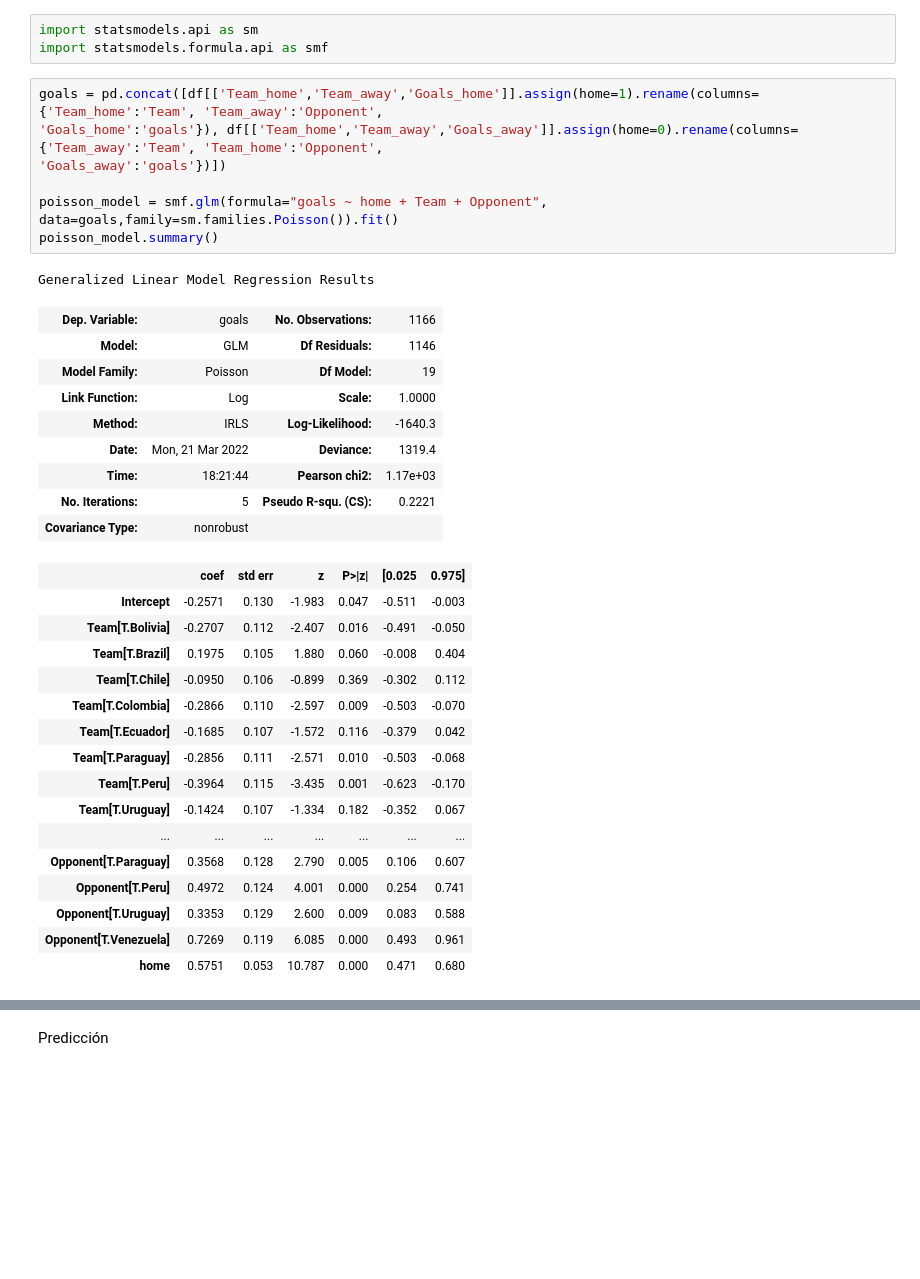
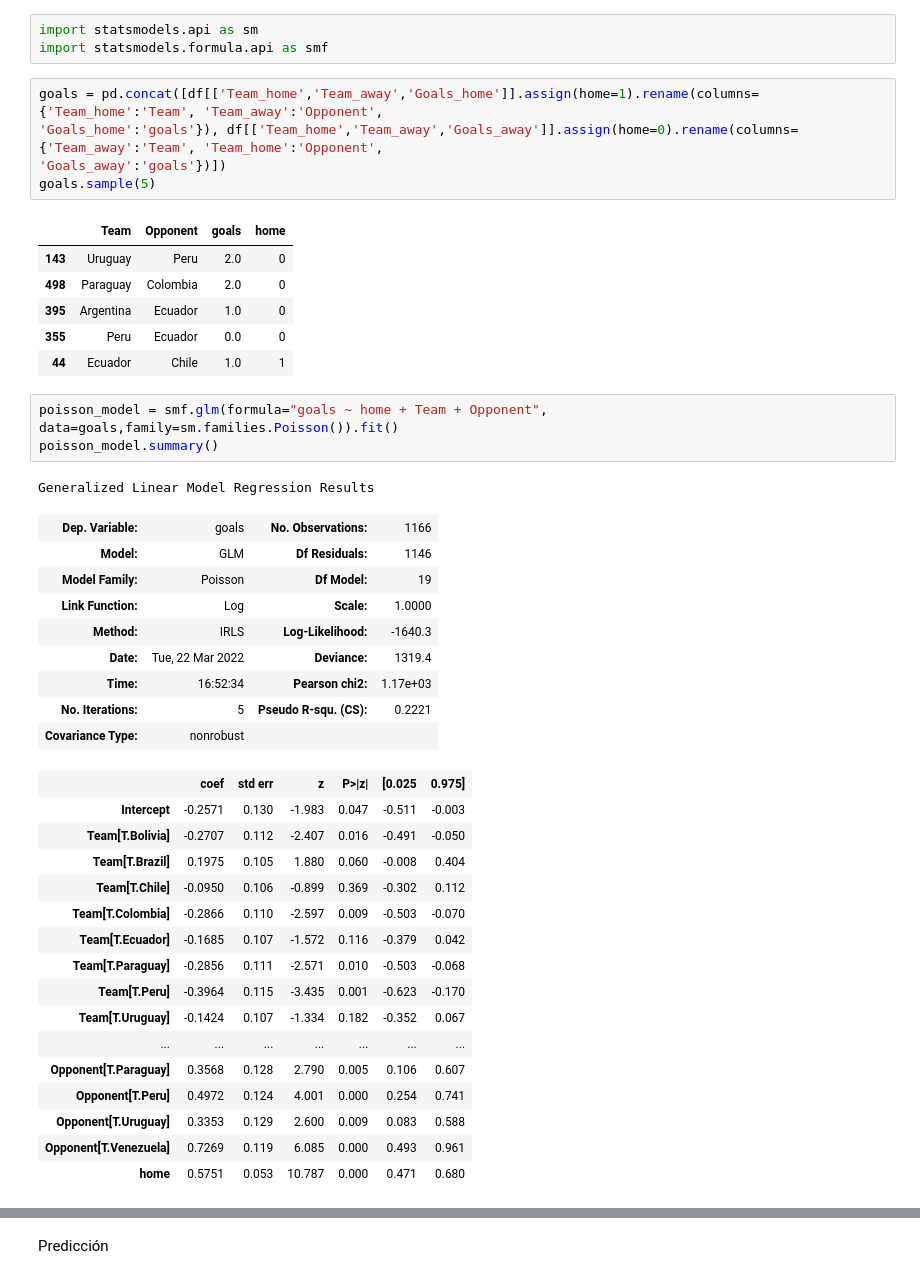
Before and after one commit to sarudalf3/conmebol_prediction, a Jupyter notebook: 20220318_PoissonGLM.ipynb, the cells around one changed output, grey strips where cells are left out. Drawn from its saved outputs; the diff is of its cells as text; blank space fills up the shorter version.

```diff
--- a/20220318_PoissonGLM.ipynb
+++ b/20220318_PoissonGLM.ipynb
@@ -153,34 +153,42 @@ import statsmodels.formula.api as smf
 # %%
 goals = pd.concat([df[['Team_home','Team_away','Goals_home']].assign(home=1).rename(columns={'Team_home':'Team', 'Team_away':'Opponent',
 'Goals_home':'goals'}), df[['Team_home','Team_away','Goals_away']].assign(home=0).rename(columns={'Team_away':'Team', 'Team_home':'Opponent',
 'Goals_away':'goals'})])
-
-poisson_model = smf.glm(formula="goals ~ home + Team + Opponent", data=goals,family=sm.families.Poisson()).fit()
-poisson_model.summary()
+goals.sample(5)
 # %% [output]
-Generalized Linear Model Regression Results
-| Dep. Variable: | goals | No. Observations: | 1166 |
-| Model: | GLM | Df Residuals: | 1146 |
-| Model Family: | Poisson | Df Model: | 19 |
-| Link Function: | Log | Scale: | 1.0000 |
-| Method: | IRLS | Log-Likelihood: | -1640.3 |
-| Date: | Mon, 21 Mar 2022 | Deviance: | 1319.4 |
-| Time: | 18:21:44 | Pearson chi2: | 1.17e+03 |
-| No. Iterations: | 5 | Pseudo R-squ. (CS): | 0.2221 |
-| Covariance Type: | nonrobust |  |  |
+|  | Team | Opponent | goals | home |
+| 143 | Uruguay | Peru | 2.0 | 0 |
+| 498 | Paraguay | Colombia | 2.0 | 0 |
+| 395 | Argentina | Ecuador | 1.0 | 0 |
+| 355 | Peru | Ecuador | 0.0 | 0 |
+| 44 | Ecuador | Chile | 1.0 | 1 |
-|  | coef | std err | z | P>|z| | [0.025 | 0.975] |
-| Intercept | -0.2571 | 0.130 | -1.983 | 0.047 | -0.511 | -0.003 |
-| Team[T.Bolivia] | -0.2707 | 0.112 | -2.407 | 0.016 | -0.491 | -0.050 |
-| Team[T.Brazil] | 0.1975 | 0.105 | 1.880 | 0.060 | -0.008 | 0.404 |
-| Team[T.Chile] | -0.0950 | 0.106 | -0.899 | 0.369 | -0.302 | 0.112 |
-| Team[T.Colombia] | -0.2866 | 0.110 | -2.597 | 0.009 | -0.503 | -0.070 |
-| Team[T.Ecuador] | -0.1685 | 0.107 | -1.572 | 0.116 | -0.379 | 0.042 |
-| Team[T.Paraguay] | -0.2856 | 0.111 | -2.571 | 0.010 | -0.503 | -0.068 |
-| Team[T.Peru] | -0.3964 | 0.115 | -3.435 | 0.001 | -0.623 | -0.170 |
-| Team[T.Uruguay] | -0.1424 | 0.107 | -1.334 | 0.182 | -0.352 | 0.067 |
-| ... | ... | ... | ... | ... | ... | ... |
-| Opponent[T.Paraguay] | 0.3568 | 0.128 | 2.790 | 0.005 | 0.106 | 0.607 |
-| Opponent[T.Peru] | 0.4972 | 0.124 | 4.001 | 0.000 | 0.254 | 0.741 |
-| Opponent[T.Uruguay] | 0.3353 | 0.129 | 2.600 | 0.009 | 0.083 | 0.588 |
-| Opponent[T.Venezuela] | 0.7269 | 0.119 | 6.085 | 0.000 | 0.493 | 0.961 |
-| home | 0.5751 | 0.053 | 10.787 | 0.000 | 0.471 | 0.680 |
+# %%
+poisson_model = smf.glm(formula="goals ~ home + Team + Opponent", data=goals,family=sm.families.Poisson()).fit()
+poisson_model.summary()
+# %% [output]
+Generalized Linear Model Regression Results
+| Dep. Variable: | goals | No. Observations: | 1166 |
+| Model: | GLM | Df Residuals: | 1146 |
+| Model Family: | Poisson | Df Model: | 19 |
+| Link Function: | Log | Scale: | 1.0000 |
+| Method: | IRLS | Log-Likelihood: | -1640.3 |
+| Date: | Tue, 22 Mar 2022 | Deviance: | 1319.4 |
+| Time: | 16:52:34 | Pearson chi2: | 1.17e+03 |
+| No. Iterations: | 5 | Pseudo R-squ. (CS): | 0.2221 |
+| Covariance Type: | nonrobust |  |  |
+|  | coef | std err | z | P>|z| | [0.025 | 0.975] |
+| Intercept | -0.2571 | 0.130 | -1.983 | 0.047 | -0.511 | -0.003 |
+| Team[T.Bolivia] | -0.2707 | 0.112 | -2.407 | 0.016 | -0.491 | -0.050 |
+| Team[T.Brazil] | 0.1975 | 0.105 | 1.880 | 0.060 | -0.008 | 0.404 |
+| Team[T.Chile] | -0.0950 | 0.106 | -0.899 | 0.369 | -0.302 | 0.112 |
+| Team[T.Colombia] | -0.2866 | 0.110 | -2.597 | 0.009 | -0.503 | -0.070 |
+| Team[T.Ecuador] | -0.1685 | 0.107 | -1.572 | 0.116 | -0.379 | 0.042 |
+| Team[T.Paraguay] | -0.2856 | 0.111 | -2.571 | 0.010 | -0.503 | -0.068 |
+| Team[T.Peru] | -0.3964 | 0.115 | -3.435 | 0.001 | -0.623 | -0.170 |
+| Team[T.Uruguay] | -0.1424 | 0.107 | -1.334 | 0.182 | -0.352 | 0.067 |
+| ... | ... | ... | ... | ... | ... | ... |
+| Opponent[T.Paraguay] | 0.3568 | 0.128 | 2.790 | 0.005 | 0.106 | 0.607 |
+| Opponent[T.Peru] | 0.4972 | 0.124 | 4.001 | 0.000 | 0.254 | 0.741 |
+| Opponent[T.Uruguay] | 0.3353 | 0.129 | 2.600 | 0.009 | 0.083 | 0.588 |
+| Opponent[T.Venezuela] | 0.7269 | 0.119 | 6.085 | 0.000 | 0.493 | 0.961 |
+| home | 0.5751 | 0.053 | 10.787 | 0.000 | 0.471 | 0.680 |
```
Also changed, not shown: parts of 3 cells of this notebook, 2 other files.
